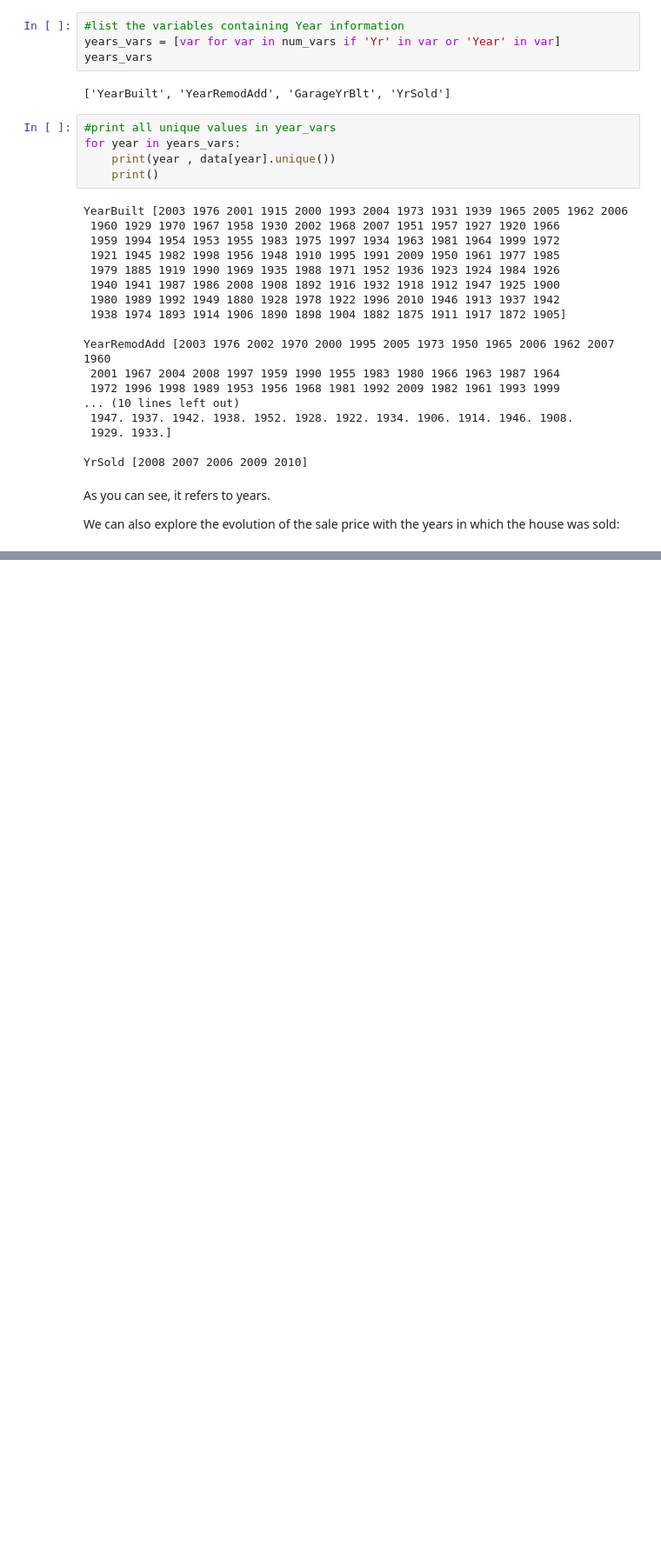
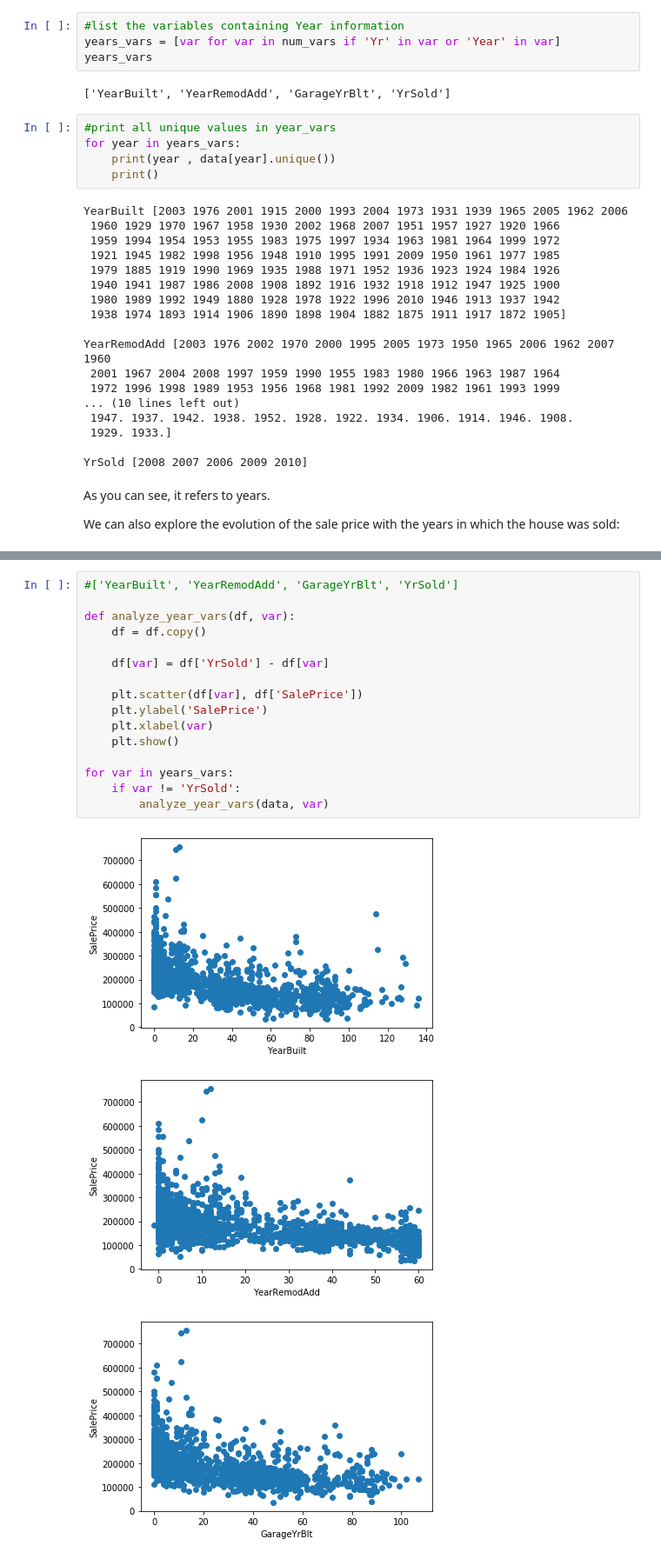
Before and after one commit to prtk1306/ML_Pipeline_Model_Deployment, a Jupyter notebook: ML_Pipeline_Step1_DataAnalysis.ipynb, the cells around one changed output, grey strips where cells are left out. Shown at 87% size. Cells and saved outputs as stored; diff of their text form; blank space fills up the shorter version.

```diff
--- a/ML_Pipeline_Step1_DataAnalysis.ipynb
+++ b/ML_Pipeline_Step1_DataAnalysis.ipynb
@@ -217,0 +231,20 @@ We can also explore the evolution of the sale price with the years in which the
+# %%
+#['YearBuilt', 'YearRemodAdd', 'GarageYrBlt', 'YrSold']
+
+def analyze_year_vars(df, var):
+    df = df.copy()
+
+    df[var] = df['YrSold'] - df[var]
+
+    plt.scatter(df[var], df['SalePrice'])
+    plt.ylabel('SalePrice')
+    plt.xlabel(var)
+    plt.show()
+
+for var in years_vars:
+    if var != 'YrSold':
+        analyze_year_vars(data, var)
+# %% [output]
+[figure, added]
+[figure, added]
+[figure, added]
```
Also changed, not shown: parts of 28 cells of this notebook.
